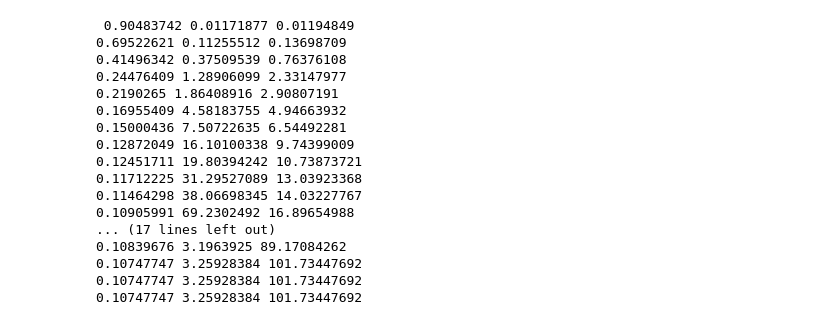
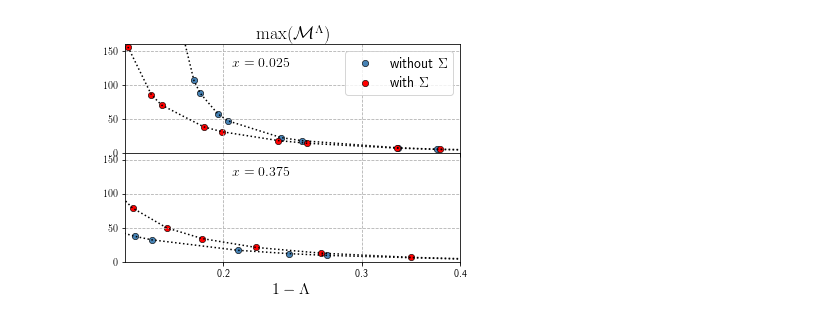
Before and after one commit to Ciro-Taranto/fRG_paper, a Jupyter notebook: scripts/TMP_fromhome.ipynb, the cells around one changed output. Drawn from its saved outputs; the diff is of its cells as text; code cells hidden in the pictures.

```diff
--- a/scripts/TMP_fromhome.ipynb
+++ b/scripts/TMP_fromhome.ipynb
@@ -60,23 +60,0 @@ plt.savefig(namefig)
-# %%
-for t in top:
-    print t[0], t[9], t[8]
-for t in bottom:
-    print t[0], t[9], t[8]
-# %% [output]
- 0.90483742 0.01171877 0.01194849
-0.69522621 0.11255512 0.13698709
-0.41496342 0.37509539 0.76376108
-0.24476409 1.28906099 2.33147977
-0.2190265 1.86408916 2.90807191
-0.16955409 4.58183755 4.94663932
-0.15000436 7.50722635 6.54492281
-0.12872049 16.10100338 9.74399009
-0.12451711 19.80394242 10.73873721
-0.11712225 31.29527089 13.03923368
-0.11464298 38.06698345 14.03227767
-0.10905991 69.2302492 16.89654988
-... (17 lines left out)
-0.10839676 3.1963925 89.17084262
-0.10747747 3.25928384 101.73447692
-0.10747747 3.25928384 101.73447692
-0.10747747 3.25928384 101.73447692
@@ -82,0 +64,35 @@ for t in bottom:
+# %%
+xt= 0.205
+yt= 4*32.
+top, bottom = readdata("/home/taranto/Documents/dmf2rg_simple/data/tpri_0.080/copiadata.dat",0.975)
+top1,bottom1= readdata("/home/taranto/Documents/dmf2rg_simple/data/tpri_0.080/copiadata.dat",0.625)
+ax1 = plt.subplot(211)
+plt.title(r'$\mathrm{max}(\mathcal{M}^\Lambda)$',size=18)
+complot((top[:,0]),4*top[:,8],'steelblue','o',1.0,'dotted',collab=r'without $\Sigma$')
+complot((bottom[:,0]),4*bottom[:,8],'red','o',1.0,'dotted',collab=r'with $\Sigma$')
+ax1.tick_params(axis='x',which='both',labelbottom='off')
+ax2 = plt.subplot(212)
+complot((top1[:,0]),4*top1[:,8],'steelblue','o',1.0,'dotted',collab=r'without $\Sigma$')
+complot((bottom1[:,0]),4*bottom1[:,8],'red','o',1.0,'dotted',collab=r'with $\Sigma$')
+
+for ax in (ax1,ax2):
+    ax.set_xscale('log')
+    ax.set_ylim([0.,4*40.])
+    ax.set_yticks(np.arange(0.,4*40.,50.))
+    ax.set_xticks(np.arange(0.,1.,0.1))
+    #ax.set_xlim([np.max([top[-1,0],bottom[-1,0],top[-1,0],bottom[-1,0]]),0.5])
+    ax.set_xlim([0.15,0.4])
+    ax.xaxis.grid(linestyle = 'dashed')
+    ax.yaxis.grid(linestyle = 'dashed')
+ax1.legend(loc=1,fontsize=14)
+ax2.set_xlabel(r'$1-\Lambda$', fontsize =16)
+ax1.text(xt,yt,r'$x=0.025$',fontsize=14)
+ax2.text(xt,yt,r'$x=0.375$',fontsize=14)
+ax2.tick_params(axis='x',which= 'major', labelbottom='on' )
+ax2.tick_params(axis='x', which= 'minor', labelbottom='off')
+ax2.set_xticklabels([myform(a) for a in np.arange(0.,1.,0.1)])
+plt.subplots_adjust(hspace=0)
+namefig = '/home/taranto/Documents/fRG_paper/images/self_energy_effect.png'
+plt.savefig(namefig, dpi=300)
+# %% [output]
+[figure, added]
```
Also changed, not shown: parts of 3 cells of this notebook, 12 other files.
